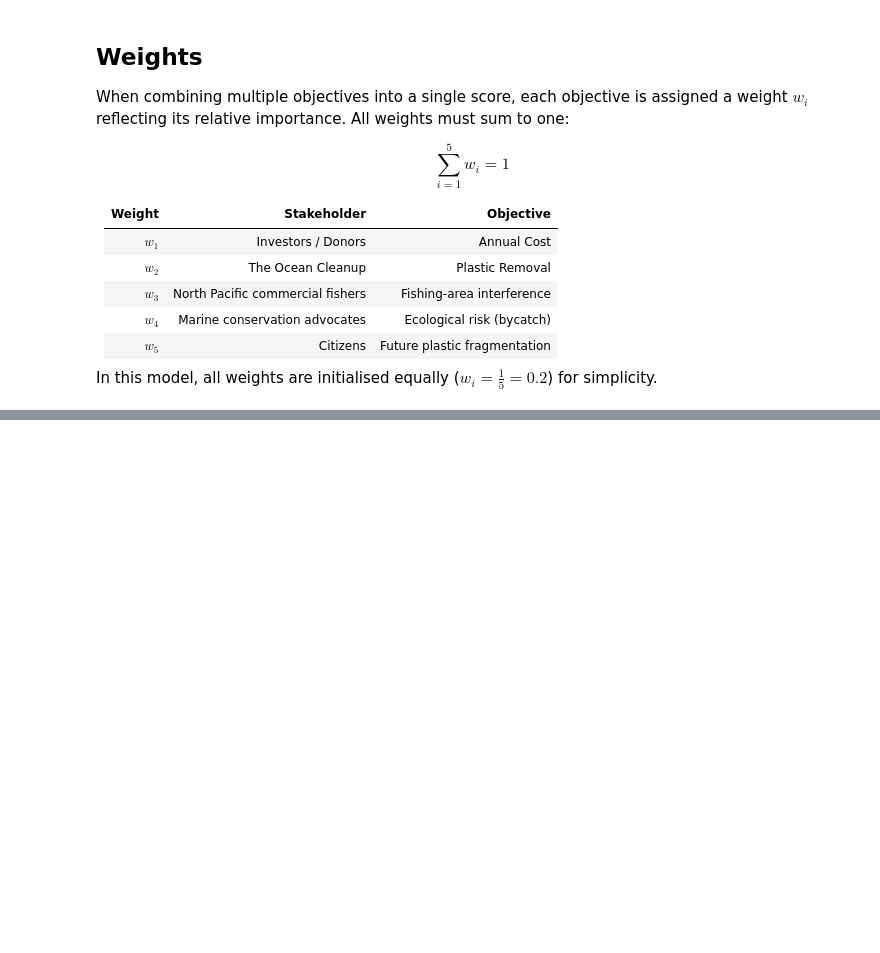
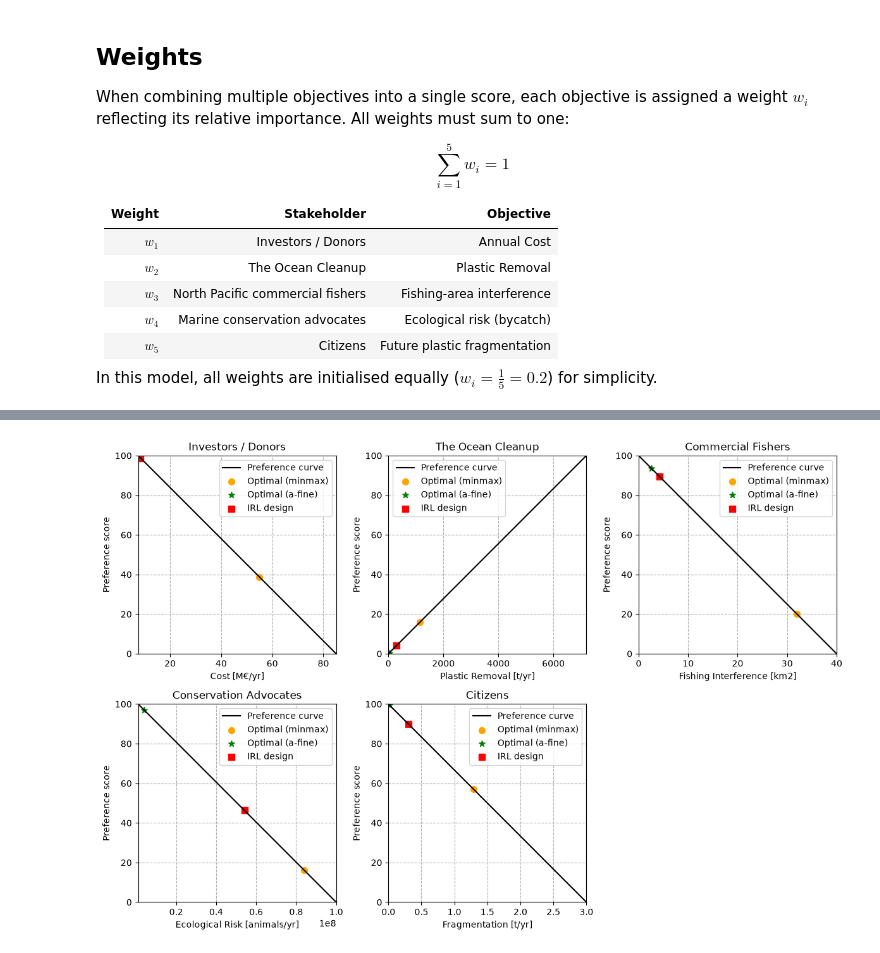
Before and after one commit to LeoLoze/-The_Ocean_CleanUp_System_03-, a Jupyter notebook: Civil-Engineering-Systems-Design-main/Our project/OceanCleanup_System03.ipynb, the cells around one changed output, grey strips where cells are left out. Cells and saved outputs as stored; diff of their text form; code cells hidden in the pictures; blank space fills up the shorter version.

```diff
--- a/Civil-Engineering-Systems-Design-main/Our project/OceanCleanup_System03.ipynb
+++ b/Civil-Engineering-Systems-Design-main/Our project/OceanCleanup_System03.ipynb
@@ -460,0 +534,76 @@ def objective(variables):
+# %%
+# We run the optimization with two paradigms
+paradigm = ['minmax', 'a-fine']  # 'minmax' or 'a-fine' or 'tetra' ('tetra' needs the online Tetra solver)
+markers  = ['o', '*', '^']
+colours  = ['orange', 'green', 'blue']
+
+# Define the figure and axes before the loop
+fig, axes = plt.subplots(2, 3, figsize=(12, 8))
+
+# Plot underlying preference curves using a loop
+for ax, o_vals, p_vals, (_, name, unit, stakeholder) in zip(axes.flat, obj_vals_list, pref_vals_list, objectives):
+    ax.plot(o_vals, p_vals, color='black', label='Preference curve')
+    ax.set_xlim(min(o_vals), max(o_vals))
+    ax.set_ylim(0, 100)
+    ax.set_box_aspect(1)   # square plot area -> the diagonal is a 45 degree slope
+    ax.set_title(stakeholder)
+    ax.set_xlabel(f'{name} [{unit}]')
+    ax.set_ylabel('Preference score')
+    ax.grid(linestyle='--')
+
+for i in range(len(paradigm)):
+    # Dictionary with parameter settings for the GA run with the IMAP solver
+    options = {
+        'n_bits': 8,
+        'n_iter': 400,
+        'n_pop': 500,
+        'r_cross': 0.8,
+        'max_stall': 16,
+        'aggregation': paradigm[i],
+        'var_type_mixed': var_type_mixed   # x3 (number of systems) is an integer, the others are real
+    }
+
+    # Run the GA and print its result
+    print(f'\nRun GA with {paradigm[i]}')
+    ga = GeneticAlgorithm(objective=objective, constraints=cons, bounds=bounds, options=options)
+    _, optimal_design_var, _ = ga.run()
+
+    # print the optimal design variable values
+    print(f'Optimal design variable values using {paradigm[i]}:')
+    for opt_var, (xi, name, unit) in zip(optimal_design_var, design_variables):
+        print(f'  {xi} : {name:<33} = {opt_var:>10.2f} {unit}')
+
+    # Print and plot the optimal objective results and stakeholder preferences
+    print(f'Optimal objective results and stakeholder preference using {paradigm[i]}:')
+    for j, (ax, (obj_func, name, unit, stakeholder)) in enumerate(zip(axes.flat, objectives)):
+        obj_value = obj_func(*optimal_design_var) # Calculate resulting objective value
+        pref_value = pref_funcs[j](*optimal_design_var) # Calculate resulting preference score (not named pref_score, that is the function from above)
+
+        # Print and plot the optimal point on the preference curve
+        print(f'  {name:<20} = {obj_value:>15,.2f} {unit:<10} -> {stakeholder:<22} pref: {pref_value:>6.2f}')
+        ax.scatter(obj_value, pref_value, color=colours[i], marker=markers[i], s=50,
+                   label=f'Optimal ({paradigm[i]})')
+
+
+# plot the IRL design point if plot_irl is True
+if plot_irl:
+    irl_obj_values = [obj_func(*X_irl) for obj_func, _, _, _ in objectives]
+    irl_pref_scores = [pref_funcs[j](*X_irl) for j in range(len(objectives))]
+    for j, ax in enumerate(axes.flat[:5]):
+        ax.scatter(irl_obj_values[j], irl_pref_scores[j], color='red', marker='s', s=50, label='IRL design')
+
+for ax in axes.flat[:5]:
+    ax.legend(fontsize=10)
+
+axes.flat[-1].set_visible(False)  # hide the sixth empty subplot
+
+
+# Adjust the layout
+fig.tight_layout()
+
+# Save figure
+# plt.savefig('optimal_results.png')  # Uncomment this line to save the figure as a PNG file
+
+# Display the plot
+plt.show()
+# %% [output]
@@ -460,0 +627 @@ def objective(variables):
+[figure, added]
```
Also changed, not shown: parts of 11 cells of this notebook, 2 other files.
